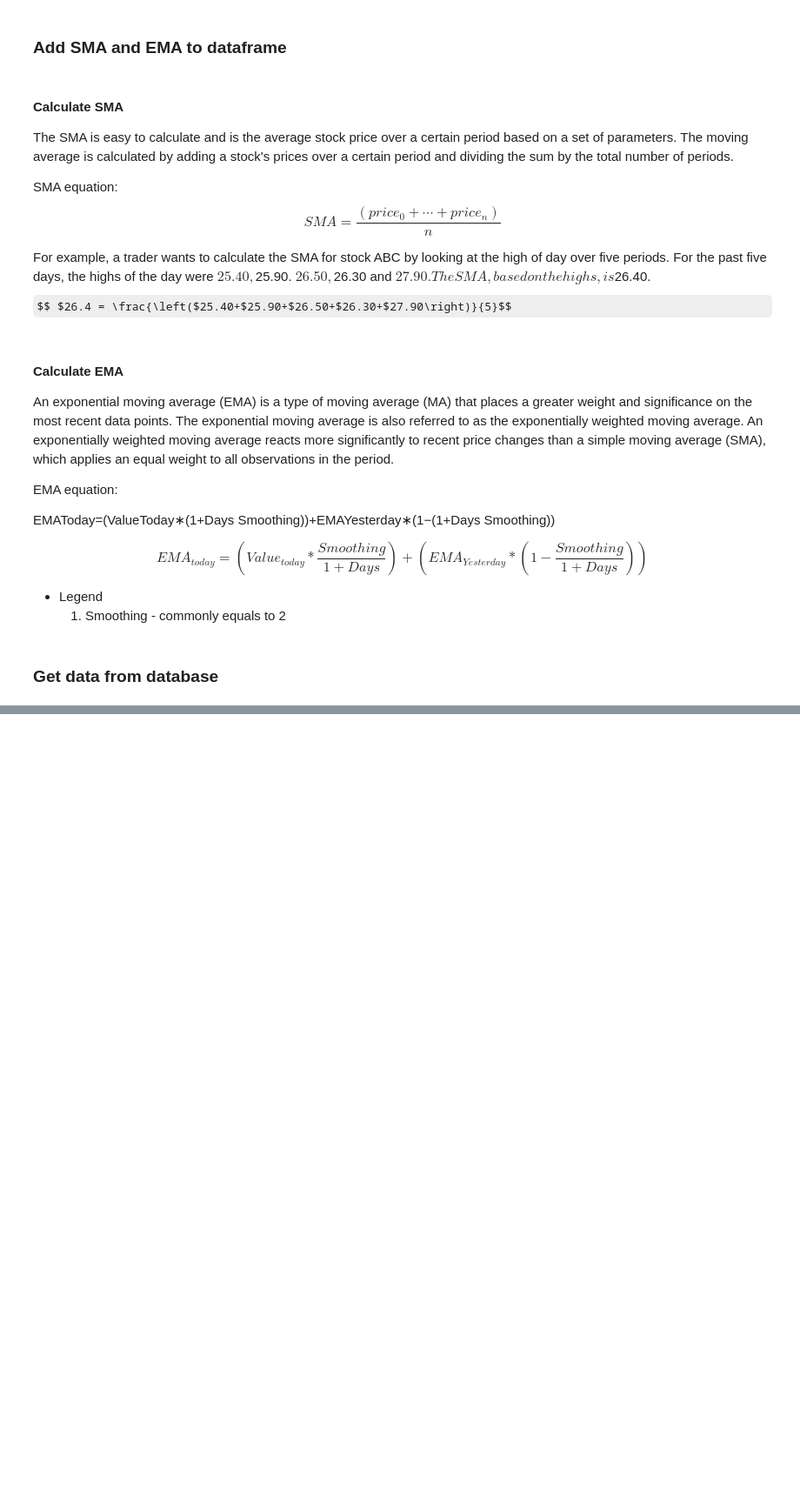
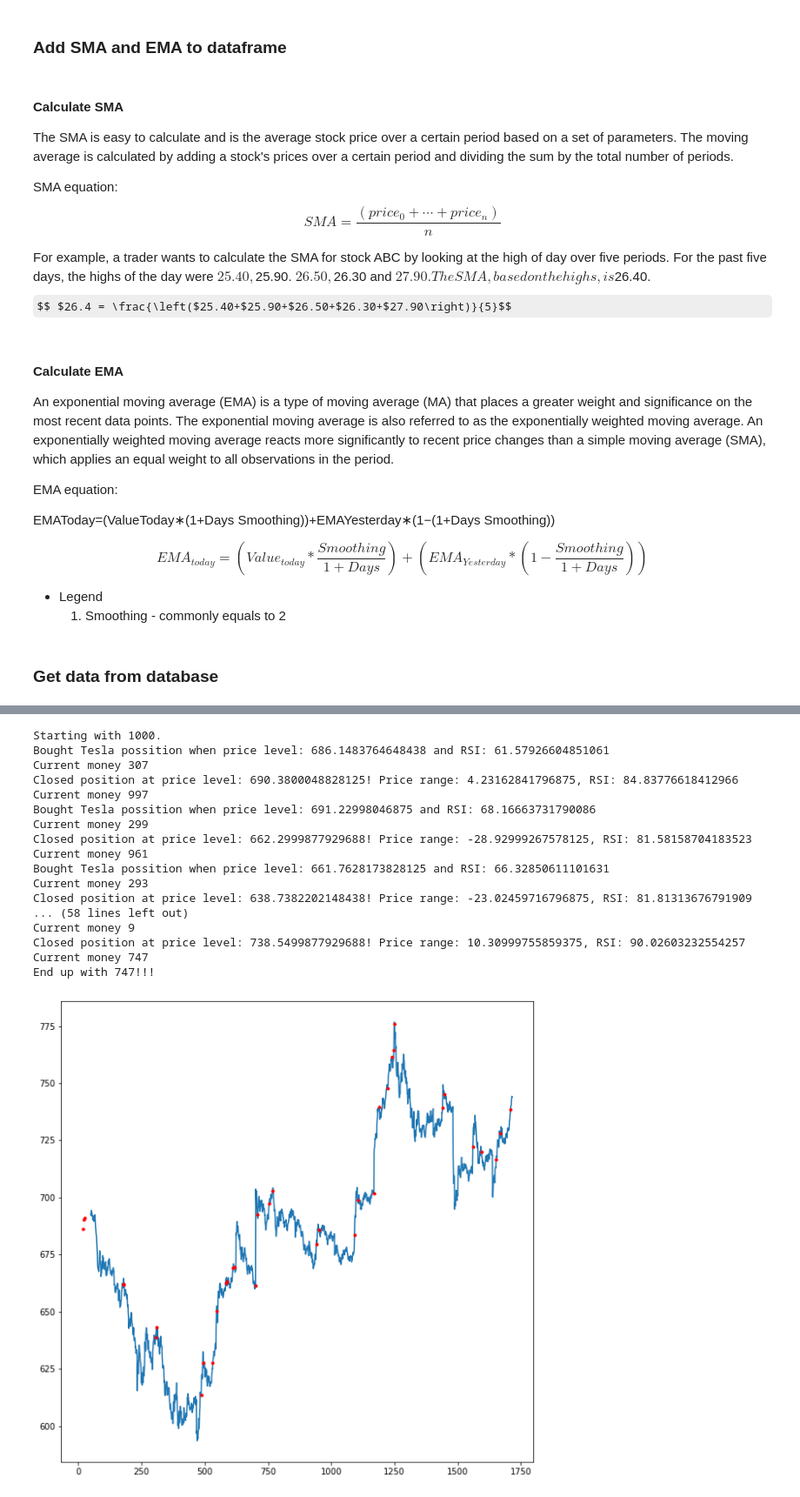
Before and after one commit to VayerMaking/borader, a Jupyter notebook: Untitled.ipynb, the cells around one changed output, grey strips where cells are left out. Shown: that part at 87% size. Cells and saved outputs as stored; diff of their text form; code cells hidden in the pictures; some formulas as TeX source; blank space fills up the shorter version.

```diff
--- a/Untitled.ipynb
+++ b/Untitled.ipynb
@@ -27,11 +27,11 @@ def get_curr_date():
 ### Convert data form list to dataframe
     Pandas Dataframe has more attributes than normal python list
 # %%
-def convert_to_dataframe(data: list):
+def convert_to_dataframe(data, columns=['timestamp', 'open', 'high', 'low', 'close', 'volume', 'dividends', 'stocksplits']):
     df = pandas.DataFrame(data)
     df.transpose()
 
-    df.columns = ['timestamp', 'open', 'high', 'low', 'close', 'volume', 'dividends', 'stocksplits']
+    df.columns = columns
     return df
 # %% [markdown]
 ### Calculate rsi
@@ -303,0 +373,75 @@ Name: close, Length: 2726, dtype: float64
+# %%
+
+# print(df)
+# plt.figure(figsize=(10,10))
+# plt.plot(calculate_rsi(df))
+# plt.show()
+def print_rsi_strategy(df, start_index=14):
+    result = []
+    is_stock_bought = False
+    price_bought = 0
+    is_stock_sold = False
+    price_sold = 0
+    won = 0
+    close_price = 0
+    money = 1000
+    print(f"Starting with {money}.")
+    for i in range(start_index, len(df) - 1):
+        close_price = df.loc[i]['close']
+        if df.loc[i]['rsi'] >= 60 and df.loc[i]['rsi'] <= 70:
+            if not is_stock_bought:
+                print(f"Bought Tesla possition when price level: {close_price} and RSI: {df.loc[i]['rsi']}")
+                money -= int(close_price * 1.01)
+                price_bought = close_price
+                is_stock_bought = True
+                result.append([i, df.loc[i]['close']])
+                print(f"Current money {money}")
+        elif df.loc[i]['rsi'] >= 80:
+            if is_stock_bought:
+                print(f"Closed position at price level: {close_price}! Price range: {close_price - price_bought}, RSI: {df.loc[i]['rsi']}")
+                money += int(close_price)
+                won += close_price - price_bought
+                result.append([i, df.loc[i]['close']])
+                is_stock_bought = False
+                print(f"Current money {money}")
+
+    if is_stock_bought:
+        print(f"Closed position! Price range: {close_price - price_bought}")
+        money += int(close_price)
+        won += close_price - price_bought
+        is_stock_bought = False
+
+    print(f"End up with {money}!!!")
+
+    return result
+
+
+
+result = print_rsi_strategy(df)
+
+np1 = np.array([i[0] for i in result])
+np2 = np.array([i[1] for i in result])
+plt.figure(figsize=(10,10))
+plt.tick_params(axis = 'both', labelsize = 10)
+plt.plot(df.loc[start_index:]['close'], label="close")
+plt.plot(np1, np2, '.', color='red')
+plt.show()
+# %% [output]
+Starting with 1000.
+Bought Tesla possition when price level: 686.1483764648438 and RSI: 61.57926604851061
+Current money 307
+Closed position at price level: 690.3800048828125! Price range: 4.23162841796875, RSI: 84.83776618412966
+Current money 997
+Bought Tesla possition when price level: 691.22998046875 and RSI: 68.16663731790086
+Current money 299
+Closed position at price level: 662.2999877929688! Price range: -28.92999267578125, RSI: 81.58158704183523
+Current money 961
+Bought Tesla possition when price level: 661.7628173828125 and RSI: 66.32850611101631
+Current money 293
+Closed position at price level: 638.7382202148438! Price range: -23.02459716796875, RSI: 81.81313676791909
+... (58 lines left out)
+Current money 9
+Closed position at price level: 738.5499877929688! Price range: 10.30999755859375, RSI: 90.02603232554257
+Current money 747
+End up with 747!!!
+[figure, added]
```
Also changed, not shown: parts of 2 cells of this notebook, 4 other files.
